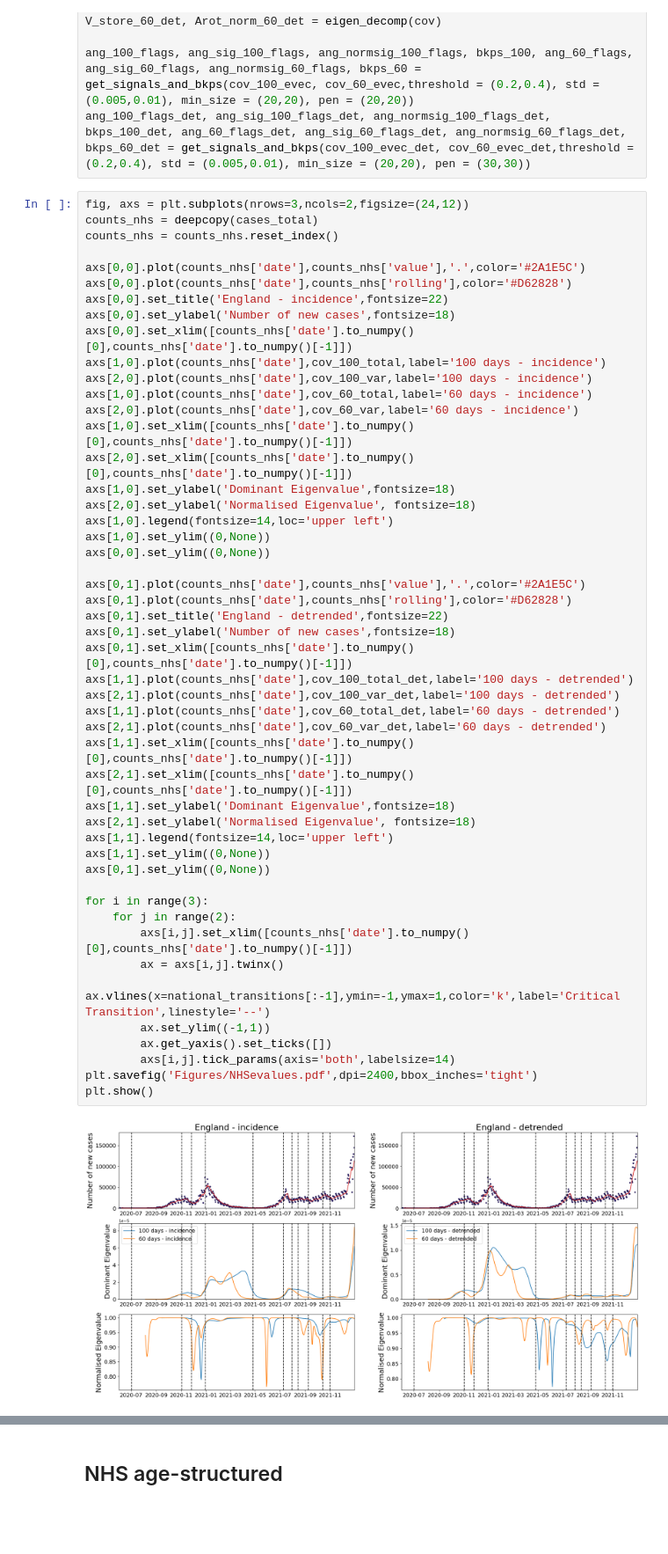
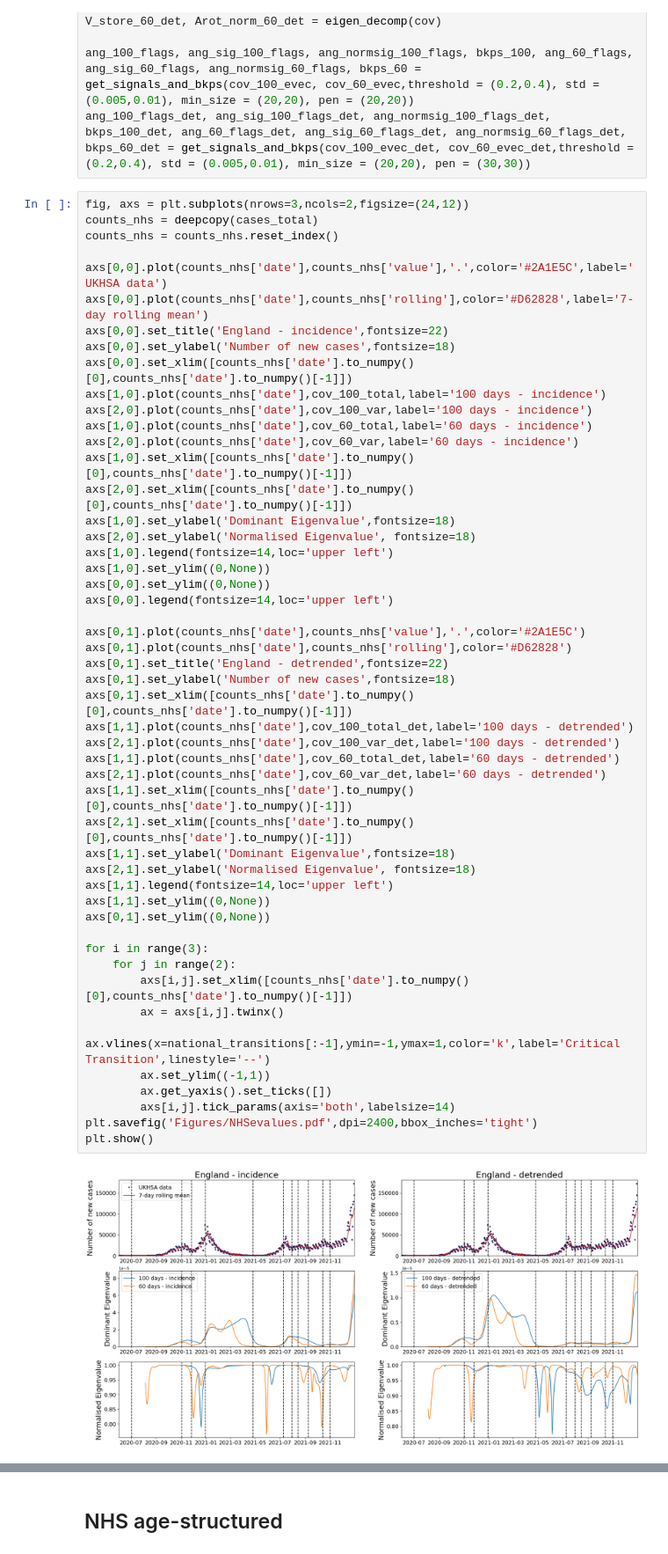
Before and after one commit to joshlooks/covariance-matrix, a Jupyter notebook: covid_eigs_final.ipynb, the cells around one changed output, grey strips where cells are left out. Shown at 88% size. Saved outputs shown, nothing was run; the diff lists cells and outputs as text; blank space fills up the shorter version.

```diff
--- a/covid_eigs_final.ipynb
+++ b/covid_eigs_final.ipynb
@@ -456,8 +458,8 @@ fig, axs = plt.subplots(nrows=3,ncols=2,figsize=(24,12))
 counts_nhs = deepcopy(cases_total)
 counts_nhs = counts_nhs.reset_index()
 
-axs[0,0].plot(counts_nhs['date'],counts_nhs['value'],'.',color='#2A1E5C')
-axs[0,0].plot(counts_nhs['date'],counts_nhs['rolling'],color='#D62828')
+axs[0,0].plot(counts_nhs['date'],counts_nhs['value'],'.',color='#2A1E5C',label='UKHSA data')
+axs[0,0].plot(counts_nhs['date'],counts_nhs['rolling'],color='#D62828',label='7-day rolling mean')
 axs[0,0].set_title('England - incidence',fontsize=22)
 axs[0,0].set_ylabel('Number of new cases',fontsize=18)
 axs[0,0].set_xlim([counts_nhs['date'].to_numpy()[0],counts_nhs['date'].to_numpy()[-1]])
@@ -472,36 +474,37 @@ axs[2,0].set_ylabel('Normalised Eigenvalue', fontsize=18)
 axs[1,0].legend(fontsize=14,loc='upper left')
 axs[1,0].set_ylim((0,None))
 axs[0,0].set_ylim((0,None))
+axs[0,0].legend(fontsize=14,loc='upper left')
 
 axs[0,1].plot(counts_nhs['date'],counts_nhs['value'],'.',color='#2A1E5C')
 axs[0,1].plot(counts_nhs['date'],counts_nhs['rolling'],color='#D62828')
 axs[0,1].set_title('England - detrended',fontsize=22)
 axs[0,1].set_ylabel('Number of new cases',fontsize=18)
 axs[0,1].set_xlim([counts_nhs['date'].to_numpy()[0],counts_nhs['date'].to_numpy()[-1]])
 axs[1,1].plot(counts_nhs['date'],cov_100_total_det,label='100 days - detrended')
 axs[2,1].plot(counts_nhs['date'],cov_100_var_det,label='100 days - detrended')
 axs[1,1].plot(counts_nhs['date'],cov_60_total_det,label='60 days - detrended')
 axs[2,1].plot(counts_nhs['date'],cov_60_var_det,label='60 days - detrended')
 axs[1,1].set_xlim([counts_nhs['date'].to_numpy()[0],counts_nhs['date'].to_numpy()[-1]])
 axs[2,1].set_xlim([counts_nhs['date'].to_numpy()[0],counts_nhs['date'].to_numpy()[-1]])
 axs[1,1].set_ylabel('Dominant Eigenvalue',fontsize=18)
 axs[2,1].set_ylabel('Normalised Eigenvalue', fontsize=18)
 axs[1,1].legend(fontsize=14,loc='upper left')
 axs[1,1].set_ylim((0,None))
 axs[0,1].set_ylim((0,None))
 
 for i in range(3):
     for j in range(2):
         axs[i,j].set_xlim([counts_nhs['date'].to_numpy()[0],counts_nhs['date'].to_numpy()[-1]])
         ax = axs[i,j].twinx()
         ax.vlines(x=national_transitions[:-1],ymin=-1,ymax=1,color='k',label='Critical Transition',linestyle='--')
         ax.set_ylim((-1,1))
         ax.get_yaxis().set_ticks([])
         axs[i,j].tick_params(axis='both',labelsize=14)
 plt.savefig('Figures/NHSevalues.pdf',dpi=2400,bbox_inches='tight')
 plt.show()
 # %% [output]
-[figure, old version]
+[figure, new version]
 # %%
 labs = ['East of England','London',"Midlands","North East and Yorkshire","North West","South East","South West"]
 counts_nhs = deepcopy(cases_total)
```
Also changed, not shown: parts of 5 cells of this notebook, 37 other files.
